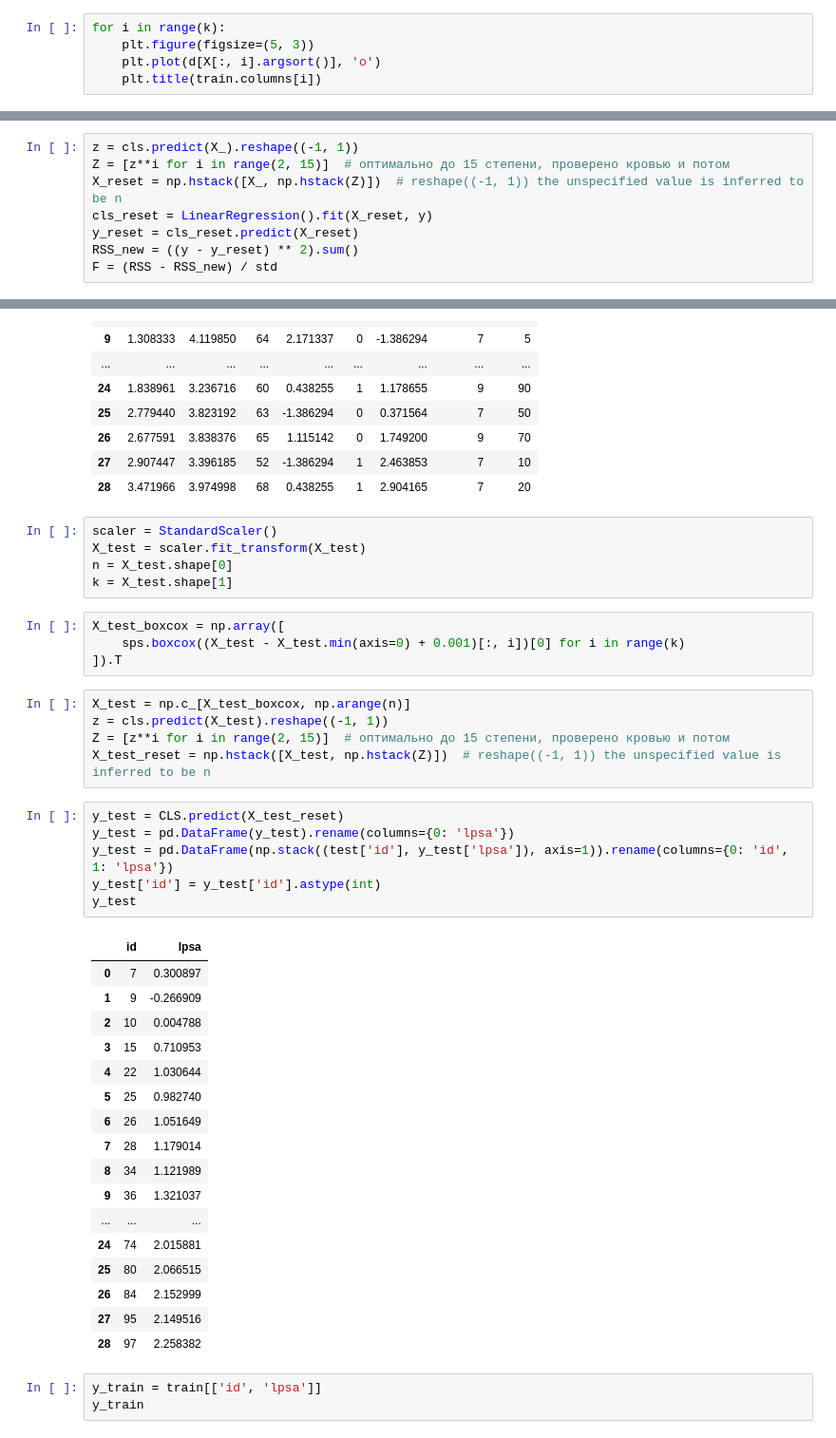
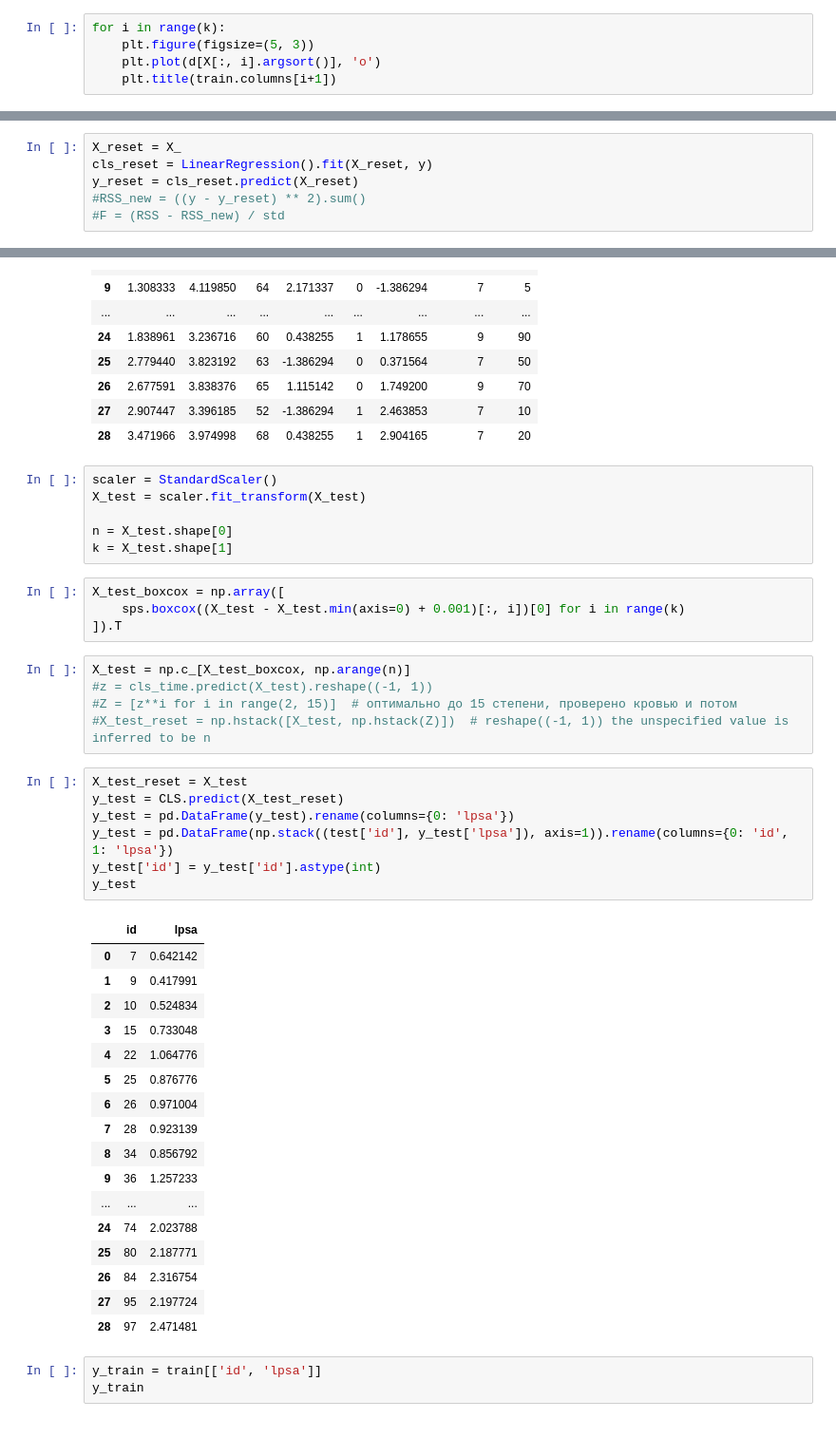
Before and after one commit to voroninip/Statistics, a Jupyter notebook: HW9/HW9.ipynb, the cells around one changed output, grey strips where cells are left out. Shown at 95% size. Saved outputs shown, nothing was run; the diff lists cells and outputs as text.

```diff
--- a/HW9/HW9.ipynb
+++ b/HW9/HW9.ipynb
@@ -182,5 +178,5 @@ plt.xlabel('target');
 for i in range(k):
     plt.figure(figsize=(5, 3))
     plt.plot(d[X[:, i].argsort()], 'o')
-    plt.title(train.columns[i])
+    plt.title(train.columns[i+1])
 # %% [output]
@@ -393,9 +433,7 @@ plt.xlabel('target');
 # %%
-z = cls.predict(X_).reshape((-1, 1))
-Z = [z**i for i in range(2, 15)]  # оптимально до 15 степени, проверено кровью и потом
-X_reset = np.hstack([X_, np.hstack(Z)])  # reshape((-1, 1)) the unspecified value is inferred to be n
+X_reset = X_
 cls_reset = LinearRegression().fit(X_reset, y)
 y_reset = cls_reset.predict(X_reset)
-RSS_new = ((y - y_reset) ** 2).sum()
-F = (RSS - RSS_new) / std
+#RSS_new = ((y - y_reset) ** 2).sum()
+#F = (RSS - RSS_new) / std
 # %%
@@ -521,41 +550,43 @@ X_test
 # %%
 scaler = StandardScaler()
 X_test = scaler.fit_transform(X_test)
+
 n = X_test.shape[0]
 k = X_test.shape[1]
 # %%
 X_test_boxcox = np.array([
     sps.boxcox((X_test - X_test.min(axis=0) + 0.001)[:, i])[0] for i in range(k)
 ]).T
-# %%
-X_test = np.c_[X_test_boxcox, np.arange(n)]
-z = cls.predict(X_test).reshape((-1, 1))
-Z = [z**i for i in range(2, 15)]  # оптимально до 15 степени, проверено кровью и потом
-X_test_reset = np.hstack([X_test, np.hstack(Z)])  # reshape((-1, 1)) the unspecified value is inferred to be n
+# %%
+X_test = np.c_[X_test_boxcox, np.arange(n)]
+#z = cls_time.predict(X_test).reshape((-1, 1))
+#Z = [z**i for i in range(2, 15)]  # оптимально до 15 степени, проверено кровью и потом
+#X_test_reset = np.hstack([X_test, np.hstack(Z)])  # reshape((-1, 1)) the unspecified value is inferred to be n
 # %%
+X_test_reset = X_test
 y_test = CLS.predict(X_test_reset)
 y_test = pd.DataFrame(y_test).rename(columns={0: 'lpsa'})
 y_test = pd.DataFrame(np.stack((test['id'], y_test['lpsa']), axis=1)).rename(columns={0: 'id', 1: 'lpsa'})
 y_test['id'] = y_test['id'].astype(int)
 y_test
 # %% [output]
 |  | id | lpsa |
-| 0 | 7 | 0.300897 |
-| 1 | 9 | -0.266909 |
-| 2 | 10 | 0.004788 |
-| 3 | 15 | 0.710953 |
-| 4 | 22 | 1.030644 |
-| 5 | 25 | 0.982740 |
-| 6 | 26 | 1.051649 |
-| 7 | 28 | 1.179014 |
-| 8 | 34 | 1.121989 |
-| 9 | 36 | 1.321037 |
+| 0 | 7 | 0.642142 |
+| 1 | 9 | 0.417991 |
+| 2 | 10 | 0.524834 |
+| 3 | 15 | 0.733048 |
+| 4 | 22 | 1.064776 |
+| 5 | 25 | 0.876776 |
+| 6 | 26 | 0.971004 |
+| 7 | 28 | 0.923139 |
+| 8 | 34 | 0.856792 |
+| 9 | 36 | 1.257233 |
 | ... | ... | ... |
-| 24 | 74 | 2.015881 |
-| 25 | 80 | 2.066515 |
-| 26 | 84 | 2.152999 |
-| 27 | 95 | 2.149516 |
-| 28 | 97 | 2.258382 |
+| 24 | 74 | 2.023788 |
+| 25 | 80 | 2.187771 |
+| 26 | 84 | 2.316754 |
+| 27 | 95 | 2.197724 |
+| 28 | 97 | 2.471481 |
 # %%
 y_train = train[['id', 'lpsa']]
 y_train
```
Also changed, not shown: parts of 115 cells of this notebook, 2 other files.
